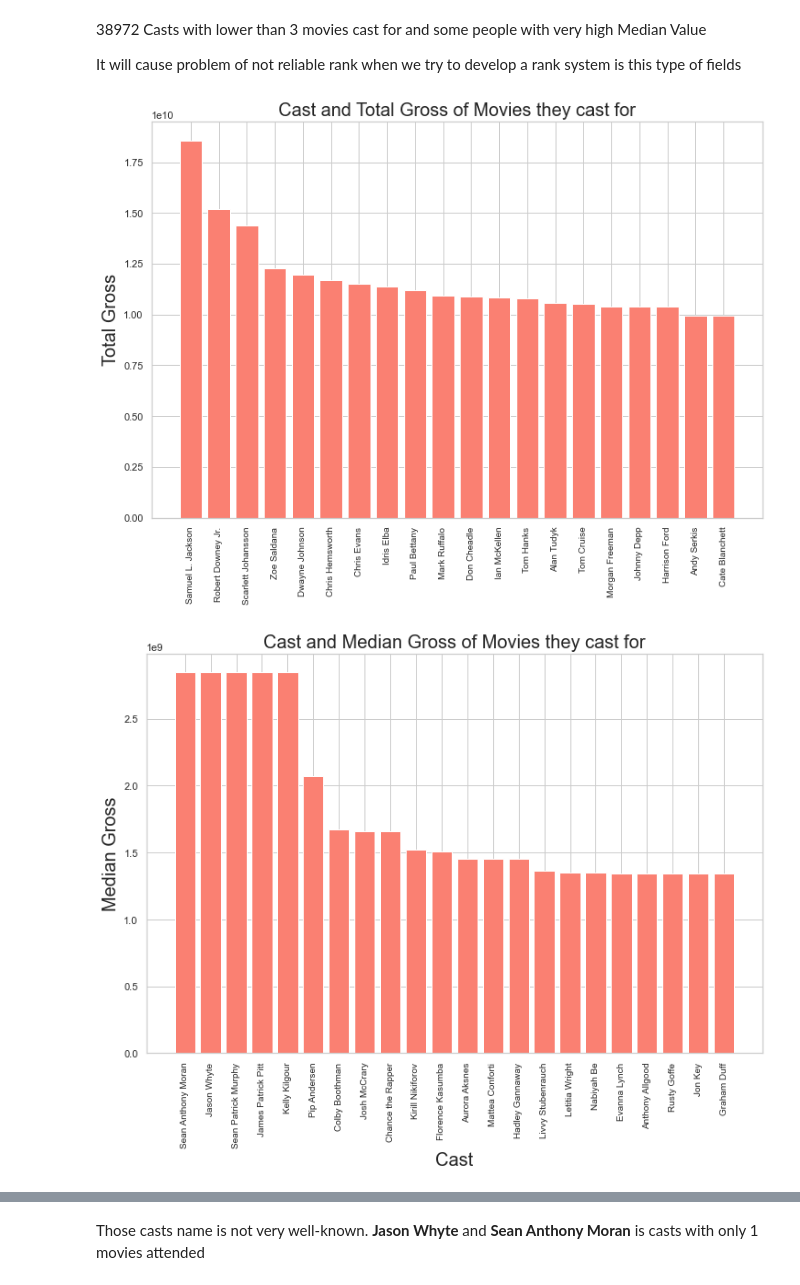
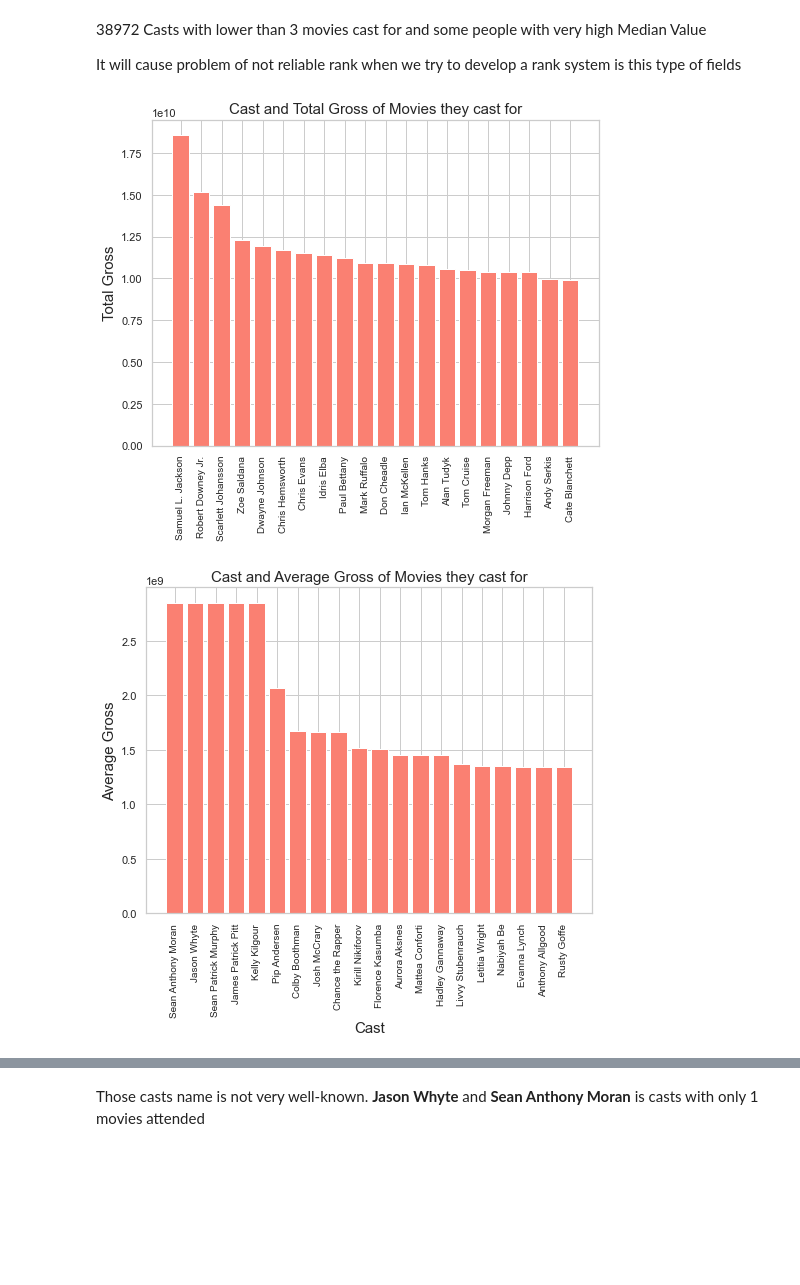
Before and after one commit to theobmgit/bor-prediction-analysis, a Jupyter notebook: notebook/ExploratoryAnalysis.ipynb, the cells around one changed output, grey strips where cells are left out. Saved outputs shown, nothing was run; the diff lists cells and outputs as text; code cells hidden in the pictures; blank space fills up the shorter version.

```diff
--- a/notebook/ExploratoryAnalysis.ipynb
+++ b/notebook/ExploratoryAnalysis.ipynb
@@ -611,28 +640,30 @@ cast3Movies
 
 It will cause problem of not reliable rank when we try to develop a rank system is this type of fields
 # %%
-fig = plt.figure(figsize=(12, 8))
+fig = plt.figure(figsize=(8, 6))
 # plt.subplot(2,1,1)
 data2 = cast.sort_values(by='Total', ascending=False)[0:20]
 plt.bar(data=data2, x='Cast', height='Total', color="salmon")
 plt.xticks(rotation=90, fontsize=10)
-plt.ylabel("Total Gross", fontsize=20)
-plt.title("Cast and Total Gross of Movies they cast for", fontsize=20)
-fig = plt.figure(figsize=(12, 8))
+plt.ylabel("Total Gross", fontsize=15)
+plt.title("Cast and Total Gross of Movies they cast for", fontsize=15)
+fig = plt.figure(figsize=(8, 6))
 # plt.subplot(2,1,2)
 data3 = cast.sort_values(by='Mean', ascending=False)[0:20]
 plt.bar(data=data3, x='Cast', height='Mean', color="salmon")
 plt.xticks(rotation=90, fontsize=10)
-plt.title("Cast and Average Gross of Movies they cast for", fontsize=20)
-plt.xlabel("Cast", fontsize=20)
-plt.ylabel("Average Gross", fontsize=20)
+plt.title("Cast and Average Gross of Movies they cast for", fontsize=15)
+plt.xlabel("Cast", fontsize=15)
+plt.ylabel("Average Gross", fontsize=15)
+
+fig = plt.figure(figsize=(8, 6))
 data3 = cast.sort_values(by='Median', ascending=False)[0:20]
 plt.bar(data=data3, x='Cast', height='Median', color="salmon")
 plt.xticks(rotation=90, fontsize=10)
-plt.title("Cast and Median Gross of Movies they cast for", fontsize=20)
-plt.xlabel("Cast", fontsize=20)
-plt.ylabel("Median Gross", fontsize=20)
+plt.title("Cast and Median Gross of Movies they cast for", fontsize=15)
+plt.xlabel("Cast", fontsize=15)
+plt.ylabel("Median Gross", fontsize=15)
 plt.show()
 # %% [output]
-[figure, old version]
+[figure, new version]
-[figure, old version]
+[figure, new version]
```
Also changed, not shown: parts of 12 cells of this notebook.
